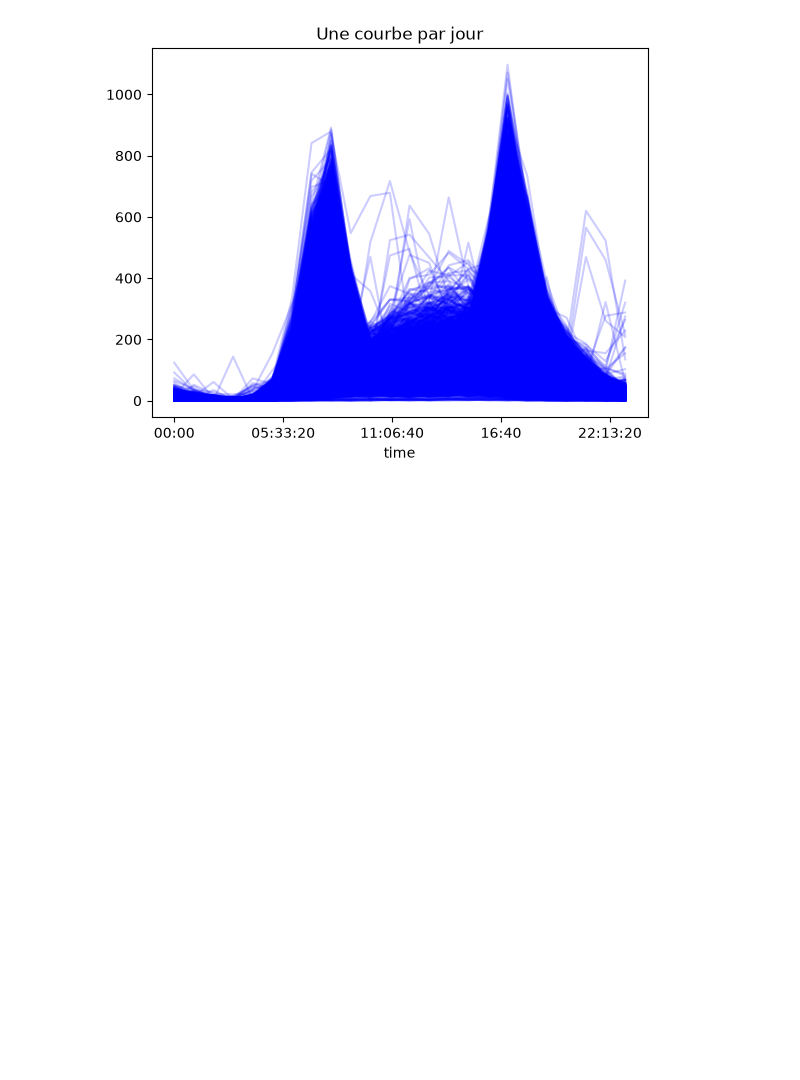
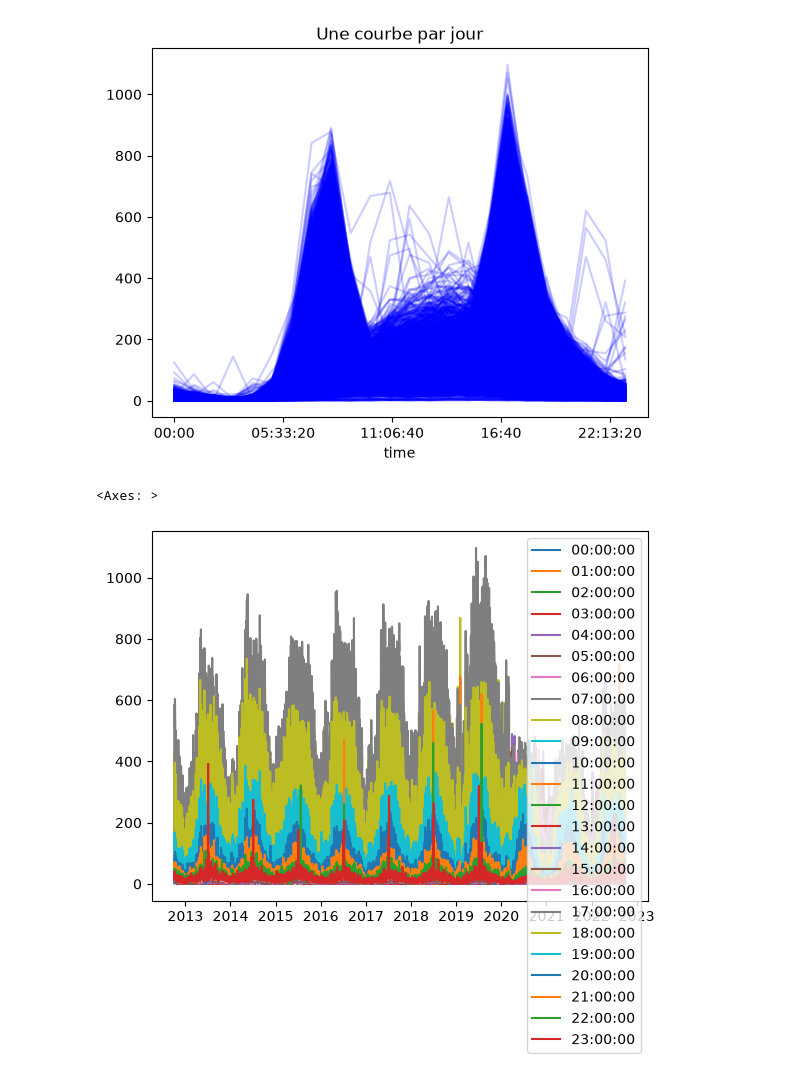
Before and after one commit to JeanneCourvoisier/TP4_Fremont-Bridge, a Jupyter notebook: TP4_Fremont_Bridge.ipynb, the cells around one changed output. Cells and saved outputs as stored; diff of their text form; code cells hidden in the pictures; blank space fills up the shorter version.

```diff
--- a/TP4_Fremont_Bridge.ipynb
+++ b/TP4_Fremont_Bridge.ipynb
@@ -184,3 +196,8 @@ Text(0.5, 1.0, 'Une courbe par jour')
 [figure]
 # %%
 # Classification des jours
+pca_input=pivoted.T.fillna(0)
+pca_input.plot()
+# %% [output]
+<Axes: >
+[figure, added]
```
Also changed, not shown: parts of 1 cell of this notebook.
